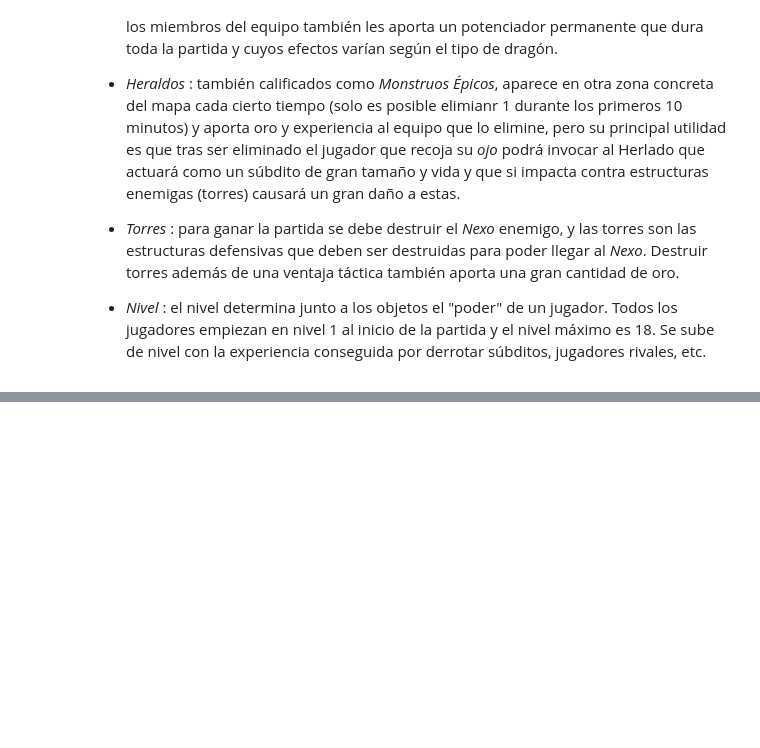
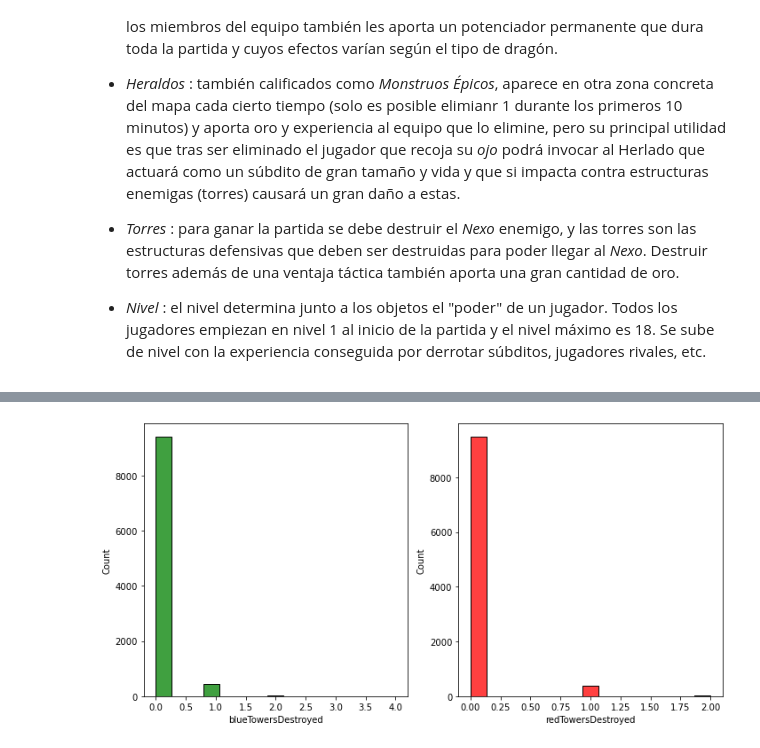
Before and after one commit to 0J0P0/Machine-Learning-Project, a Jupyter notebook: project.ipynb, the cells around one changed output, grey strips where cells are left out. Cells and saved outputs as stored; diff of their text form; code cells hidden in the pictures; blank space fills up the shorter version.

```diff
--- a/project.ipynb
+++ b/project.ipynb
@@ -231,0 +243,8 @@ También están estas mismas variables para el equipo rojo  (a excepción de las
+# %%
+# plot the distribution of the blueTowersDestroyed and redTowersDestroyed variables
+fig, axes = plt.subplots(1,2,figsize=(10,5))
+a = sn.histplot(x='blueTowersDestroyed',data=dataset,ax=axes[0], color='green')
+b = sn.histplot(x='redTowersDestroyed',data=dataset,ax=axes[1], color='red')
+plt.tight_layout()
+# %% [output]
+[figure, added]
```
Also changed, not shown: parts of 6 cells of this notebook.
